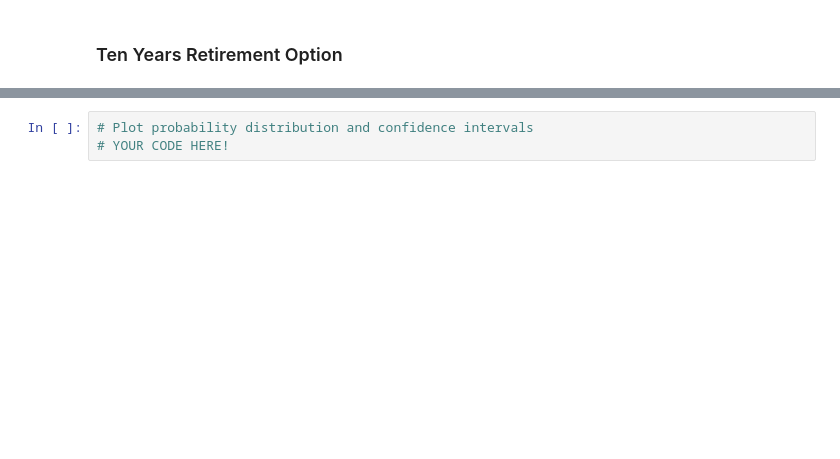
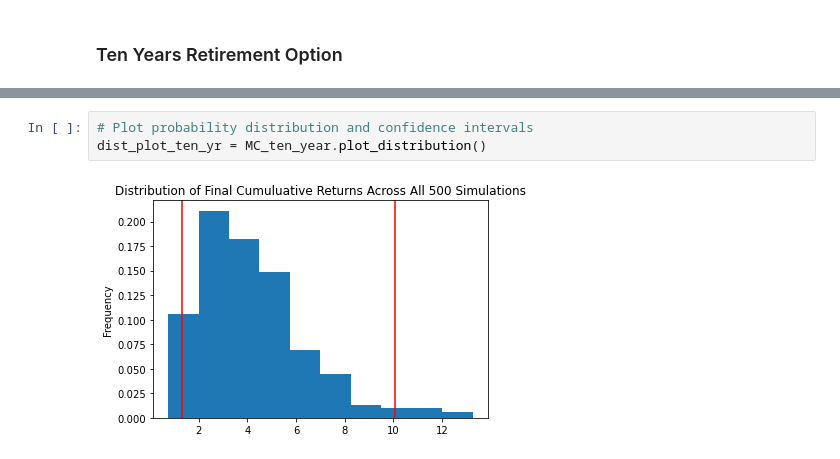
Before and after one commit to Luke-Mac/financial_planning, a Jupyter notebook: financial-planner.ipynb, the cells around one changed output, grey strips where cells are left out. Drawn from its saved outputs; the diff is of its cells as text; blank space fills up the shorter version.

```diff
--- a/financial-planner.ipynb
+++ b/financial-planner.ipynb
@@ -455,5 +605,7 @@ print(f"There is a 95% chance that an initial investment of ${initial_investment
 # %%
 # Plot probability distribution and confidence intervals
-# YOUR CODE HERE!
+dist_plot_ten_yr = MC_ten_year.plot_distribution()
+# %% [output]
+[figure, added]
 # %%
 # Fetch summary statistics from the Monte Carlo simulation results
```
Also changed, not shown: parts of 27 cells of this notebook.
